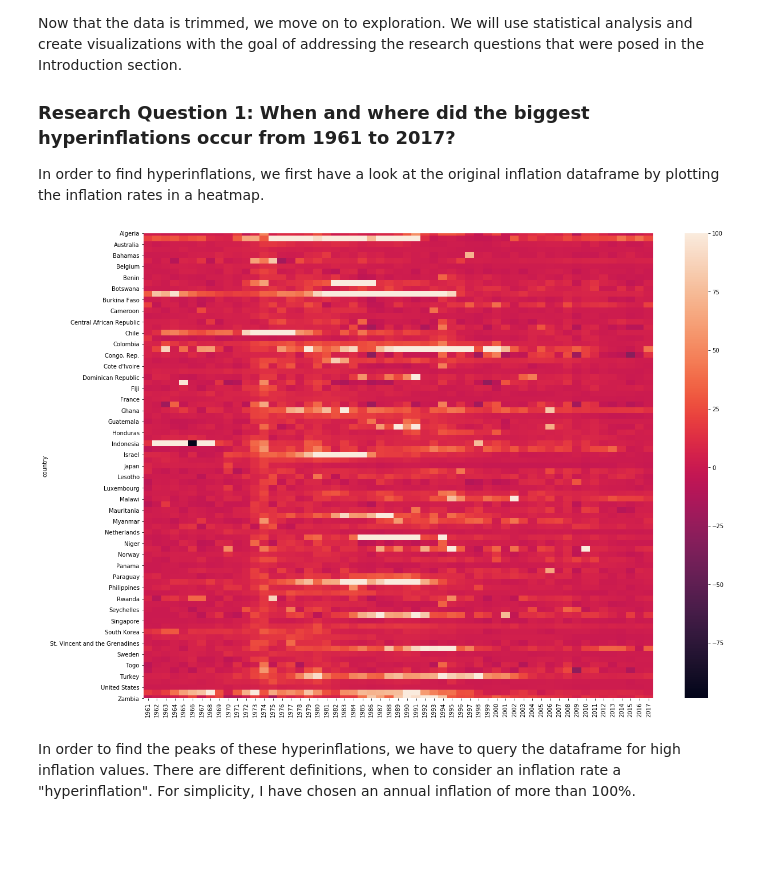
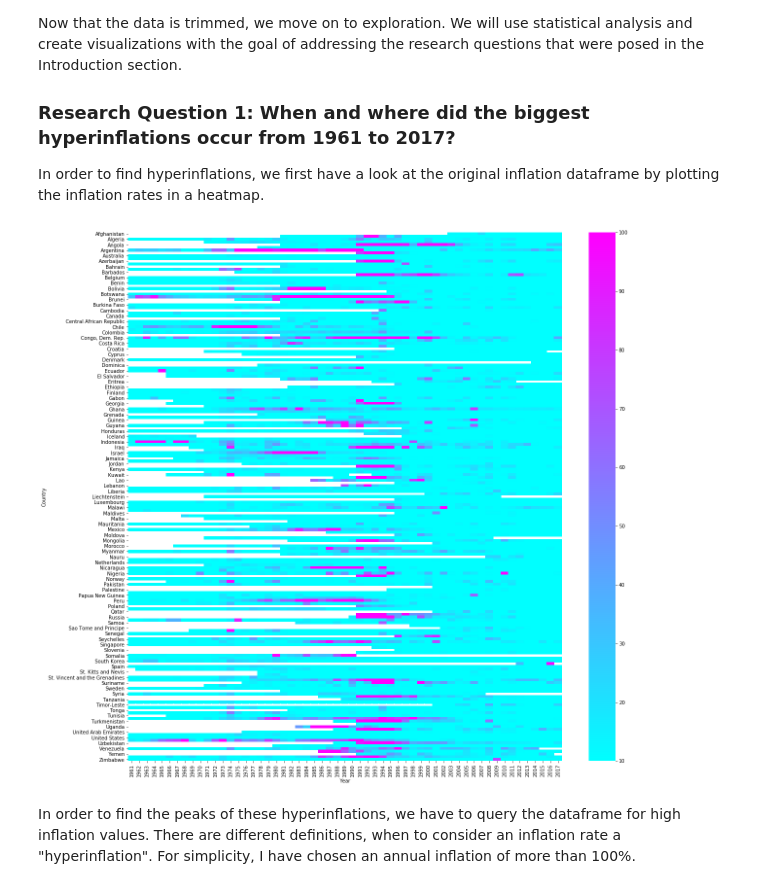
Before and after one commit to Dachkovski/Investigations-on-hyperinflations, a Jupyter notebook: Investigations on hyperinflations blog.ipynb, the cells around one changed output. Saved outputs shown, nothing was run; the diff lists cells and outputs as text; code cells hidden in the pictures; blank space fills up the shorter version.

```diff
--- a/Investigations on hyperinflations blog.ipynb
+++ b/Investigations on hyperinflations blog.ipynb
@@ -276,4 +290,4 @@ Now that the data is trimmed, we move on to exploration. We will use statistical
 ### Research Question 1: When and where did the biggest hyperinflations occur from 1961 to 2017?
 In order to find hyperinflations, we first have a look at the original inflation dataframe by plotting the inflation rates in a heatmap.
 # %%
-df_infl = df_infl.set_index('country')
+df = df_infl.set_index('country')
@@ -282,8 +296,11 @@ df_infl = df_infl.dropna()
 # %%
-plt.subplots(figsize=(20, 15))
-sns.heatmap(df_infl, vmax=100.0);
+plt.subplots(figsize=(20, 20))
+sns.heatmap(df, vmin=10, vmax=100.0, cmap='cool')
+plt.xlabel('Year')
+plt.ylabel('Country')
+plt.show();
 # %% [output]
-[figure, old version]
+[figure, new version]
 # %% [markdown]
 In order to find the peaks of these hyperinflations, we have to query the dataframe for high inflation values. There are different definitions, when to consider an inflation rate a "hyperinflation". For simplicity, I have chosen an annual inflation of more than 100%.
 # %%
```
Also changed, not shown: parts of 73 cells of this notebook, 16 other files.
